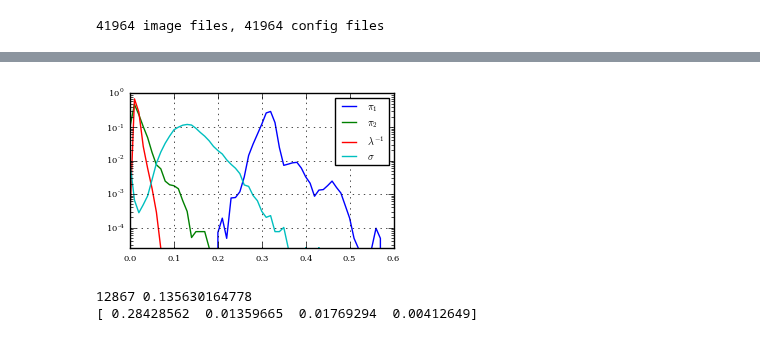
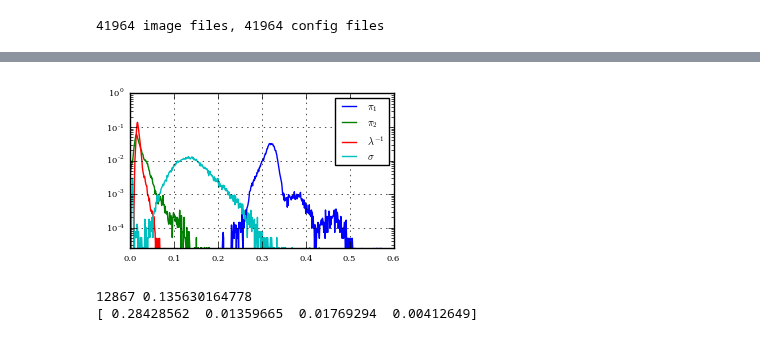
Before and after one commit to pvazteixeira/multibeam, a Jupyter notebook: dev/feature-mixture-model.ipynb, the cells around one changed output, grey strips where cells are left out. Drawn from its saved outputs; the diff is of its cells as text; code cells hidden in the pictures.

```diff
--- a/dev/feature-mixture-model.ipynb
+++ b/dev/feature-mixture-model.ipynb
@@ -355,7 +355,7 @@ print '\trange:   ',k[~np.isnan(k)].min(),'-',k[~np.isnan(k)].max()
 print '\tmean:    ',np.mean(k[~np.isnan(k)])
 print '\tvariance:',np.var(k[~np.isnan(k)])
 
-pi_bins = np.linspace(0,1,101)
+pi_bins = np.linspace(0,1,1001)
 h_pi1 = np.histogram(p[:,0], pi_bins)
 h_pi1 = h_pi1[0][:].astype(np.float64)
 h_pi1 /= np.sum(h_pi1)
@@ -373,7 +373,7 @@ plt.plot(pi_bins[:-1],h_pi2,label=r'$\pi_2$')
 # plt.yscale('log')
 # plt.legend()
 
-s_bins = np.linspace(0,1,101)
+s_bins = np.linspace(0,1,1001)
 h_s1 = np.histogram(p[:,2], s_bins)
 h_s1 = h_s1[0][:].astype(np.float64)
 h_s1 /= np.sum(h_s1)
@@ -391,6 +391,8 @@ plt.yscale('log')
 plt.xlim([0,.6])
 plt.ylim([1.0/N,1])
 plt.legend()
+
+plt.savefig('par-hist.pdf',dpi=600,bbox_inches='tight',transparent=True,pad_inches=0.02) # no transparency on eps!
 # %% [output]
 pi1
         range:    0.202350148501 - 0.572153353509
@@ -412,4 +414,4 @@ Wall time: 53.2 ms
-[figure, old version]
+[figure, new version]
 # %%
 plt.figure(figsize=(3.4,2))
 plt.plot(k)
```
Also changed, not shown: parts of 2 cells of this notebook, 2 other files.
